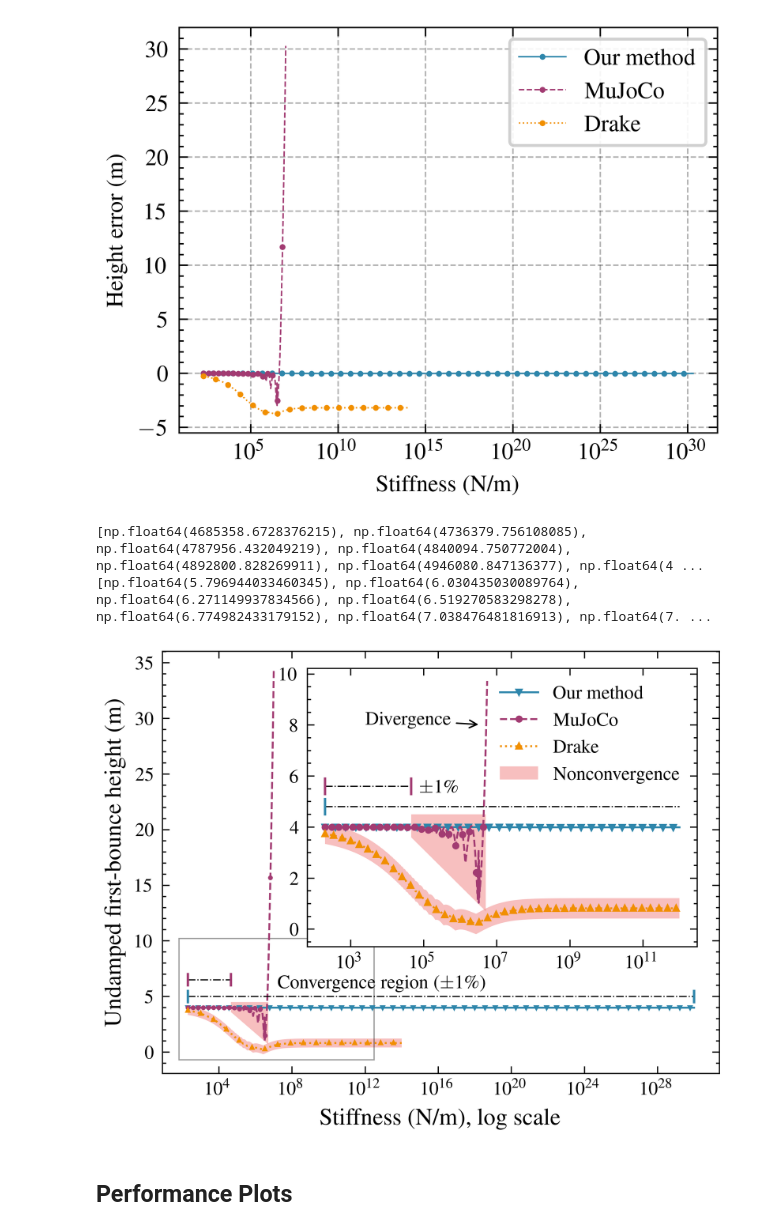
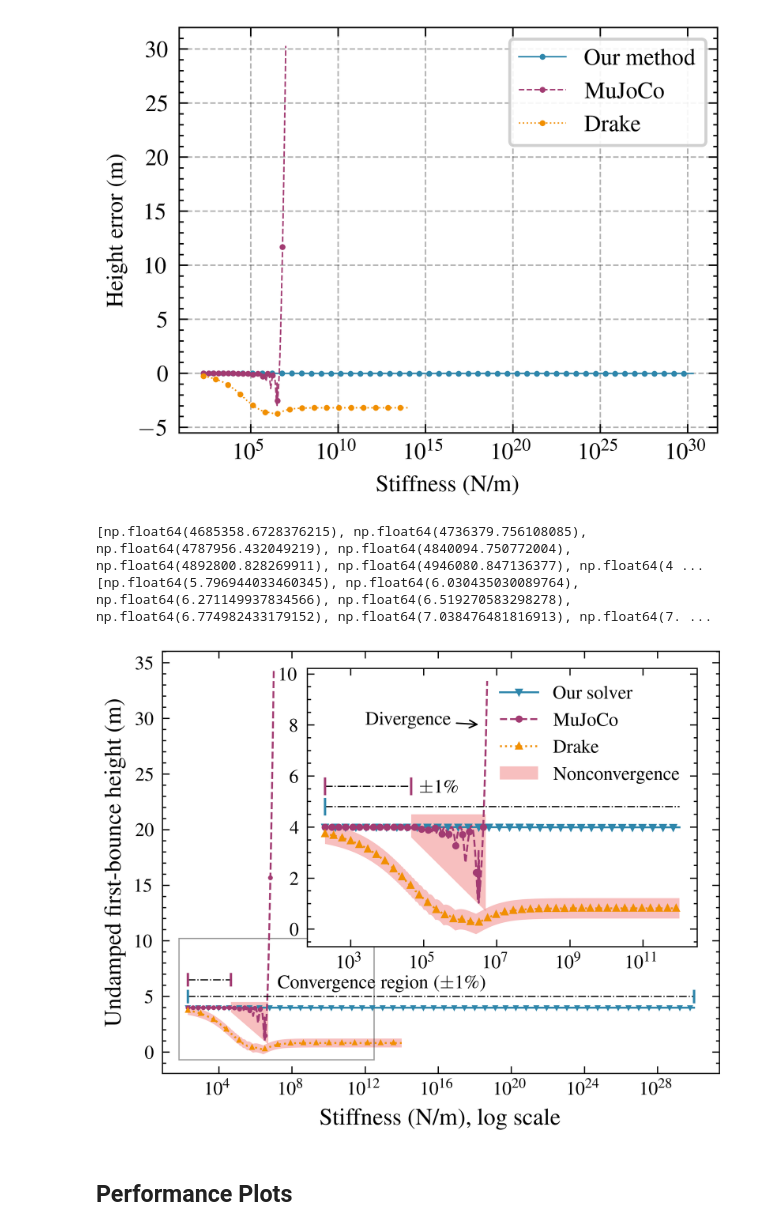
Before and after one commit to leitianjian/sire, a Jupyter notebook: demo/demo_paper/data_plot.ipynb, the cells around one changed output. Cells and saved outputs as stored; diff of their text form; code cells hidden in the pictures.

```diff
--- a/demo/demo_paper/data_plot.ipynb
+++ b/demo/demo_paper/data_plot.ipynb
@@ -142,7 +142,7 @@ with plt.style.context(['science','ieee']):
   linewidth=0.8
   marker = ['v', 'o', '^']
   selectedDataSireX, selectedDataSireY = selectXRange(0, 1e38, -10, 10, firstBouncingDataSire[:, 0], firstBouncingDataSire[:, 1])
-  ax.semilogx(selectedDataSireX, selectedDataSireY, label="Our method", marker=marker[0], markevery=markevery, markersize=markersize, linewidth=linewidth, color=scientific_colors[0])
+  ax.semilogx(selectedDataSireX, selectedDataSireY, label="Our solver", marker=marker[0], markevery=markevery, markersize=markersize, linewidth=linewidth, color=scientific_colors[0])
   ax.semilogx(firstBouncingDataMujoco[:, 0], firstBouncingDataMujoco[:, 1], label="MuJoCo", marker=marker[1], markevery=markevery * 3, markersize=markersize, linewidth=linewidth, color=scientific_colors[1])
   ax.semilogx(firstBouncingDataDrake[:, 0], firstBouncingDataDrake[:, 1], label="Drake", marker=marker[2], markevery=markevery * 3, markersize=markersize, linewidth=linewidth, color=scientific_colors[2])
 
@@ -187,7 +187,7 @@ with plt.style.context(['science','ieee']):
   selectedDataMujocoX, selectedDataMujocoY = selectXRange(xStart, xEnd, yStart, yEnd, firstBouncingDataMujoco[:, 0], firstBouncingDataMujoco[:, 1])
   selectedDataDrakeX, selectedDataDrakeY = selectXRange(xStart, xEnd, yStart, yEnd, firstBouncingDataDrake[:, 0], firstBouncingDataDrake[:, 1])
 
-  axins.semilogx(selectedDataSireX, selectedDataSireY, label="Our method", marker=marker[0], markersize=2, markevery=10, linewidth=linewidth, color=scientific_colors[0])
+  axins.semilogx(selectedDataSireX, selectedDataSireY, label="Our solver", marker=marker[0], markersize=2, markevery=10, linewidth=linewidth, color=scientific_colors[0])
   axins.semilogx(selectedDataMujocoX, selectedDataMujocoY, label="MuJoCo", marker=marker[1], markersize=2, markevery=markevery*2, linewidth=linewidth, color=scientific_colors[1])
   axins.semilogx(selectedDataDrakeX, selectedDataDrakeY, label="Drake", marker=marker[2], markersize=2, markevery=markevery, linewidth=linewidth, color=scientific_colors[2])  # linewidth = 0.6
   # 绘制连接线
@@ -402,7 +404,7 @@ with plt.style.context(['science','ieee']):
   width = 0.25
 
   # 绘制柱状图
-  bars1 = ax.bar(x - width, avgSire, width, label='Our method', color=scientific_colors[0])
+  bars1 = ax.bar(x - width, avgSire, width, label='Our solver', color=scientific_colors[0])
   bars2 = ax.bar(x, avgMujoco, width, label='MuJoCo', color=scientific_colors[1])
   bars3 = ax.bar(x + width, avgDrake, width, label='Drake', color=scientific_colors[2])
 
@@ -563,7 +565,7 @@ with plt.style.context(['science','ieee', 'grid']):
   markersize=1
   linewidth=0.5
   marker='o'
-  plt.semilogx(firstBouncingDataSire[:, 0], firstBouncingDataSire[:, 1], label="Our method", marker=marker, markevery=markevery, markersize=markersize, linewidth=linewidth, color=scientific_colors[0])
+  plt.semilogx(firstBouncingDataSire[:, 0], firstBouncingDataSire[:, 1], label="Our solver", marker=marker, markevery=markevery, markersize=markersize, linewidth=linewidth, color=scientific_colors[0])
   plt.semilogx(firstBouncingDataMujoco[:, 0], firstBouncingDataMujoco[:, 1], label="MuJoCo", marker=marker, markevery=markevery * 3, markersize=markersize, linewidth=linewidth, color=scientific_colors[1])
   plt.semilogx(firstBouncingDataDrake[:, 0], firstBouncingDataDrake[:, 1], label="Drake", marker=marker, markevery=markevery * 3, markersize=markersize, linewidth=linewidth, color=scientific_colors[2])
   # plt.legend(loc="best", fontsize=8)
@@ -629,6 +631,7 @@ import os
 import matplotlib.pyplot as plt
 import scienceplots
 from matplotlib.patches import Rectangle
+from matplotlib.patches import Polygon
 from matplotlib.ticker import LogLocator
 
 def plotBracket(ax, x_left, x_right, y_bracket, cap_height, color, linestyle="-.", linewidth=0.5):
@@ -677,7 +680,7 @@ with plt.style.context(['science','ieee']):
   linewidth=0.8
   marker = ['v', 'o', '^']
   selectedDataSireX, selectedDataSireY = selectXRange(0, 1e30, -10, 10, firstBouncingDataSire[:, 0], firstBouncingDataSire[:, 1])
-  ax.semilogx(selectedDataSireX, selectedDataSireY, label="Our method", marker=marker[0], markevery=markevery, markersize=markersize, linewidth=linewidth, color=scientific_colors[0])
+  ax.semilogx(selectedDataSireX, selectedDataSireY, label="Our solver", marker=marker[0], markevery=markevery, markersize=markersize, linewidth=linewidth, color=scientific_colors[0])
   ax.semilogx(firstBouncingDataMujoco[:, 0], firstBouncingDataMujoco[:, 1], label="MuJoCo", marker=marker[1], markevery=markevery * 3, markersize=markersize, linewidth=linewidth, color=scientific_colors[1])
   ax.semilogx(firstBouncingDataDrake[:, 0], firstBouncingDataDrake[:, 1], label="Drake", marker=marker[2], markevery=markevery * 3, markersize=markersize, linewidth=linewidth, color=scientific_colors[2])
   band_width = 0.4
@@ -721,7 +724,7 @@ with plt.style.context(['science','ieee']):
   selectedDataMujocoX, selectedDataMujocoY = selectXRange(xStart, xEnd, yStart, yEnd, firstBouncingDataMujoco[:, 0], firstBouncingDataMujoco[:, 1])
   selectedDataDrakeX, selectedDataDrakeY = selectXRange(xStart, xEnd, yStart, yEnd, firstBouncingDataDrake[:, 0], firstBouncingDataDrake[:, 1])
 
-  axins.semilogx(selectedDataSireX, selectedDataSireY, marker=marker[0], label="Our method", markersize=2, markevery=10, linewidth=linewidth, color=scientific_colors[0])
+  axins.semilogx(selectedDataSireX, selectedDataSireY, marker=marker[0], label="Our solver", markersize=2, markevery=10, linewidth=linewidth, color=scientific_colors[0])
   axins.semilogx(selectedDataMujocoX, selectedDataMujocoY, marker=marker[1], label="MuJoCo", markersize=2, markevery=markevery*2, linewidth=linewidth, color=scientific_colors[1])
   axins.semilogx(selectedDataDrakeX, selectedDataDrakeY, marker=marker[2], label="Drake", markersize=2, markevery=markevery, linewidth=linewidth, color=scientific_colors[2])
   # axins.xaxis.set_minor_locator(LogLocator(base=10, subs='all', numticks=10))
@@ -795,34 +798,34 @@ with plt.style.context(['science','ieee']):
       facecolor='lightcoral',  # 填充颜色
       alpha=0.5,           # 透明度
   )
   ax.add_patch(trapezoid)
   x_left  = 2e2
   x_right = firstBouncingDataMujoco[:, 0][abs(firstBouncingDataMujoco[:, 1] - 4) > errorBound][0]
   y_bracket = 5.6
   cap_height = 0.6   # 竖线高度
   plotBracket(axins, x_left, x_right, y_bracket, cap_height, scientific_colors[1])
   # axins.axvline (x=rect_low_x, ymin=0, ymax=0.5, color="black", linestyle=':', linewidth=0.6)
   # 2. 在坐标轴上添加标记（一个小刻度或三角形）
   # axins.plot([rect_low_x], [ax.get_ylim()[0]], marker='^', color='darkred', markersize=10, clip_on=False)
   # from matplotlib.ticker import FixedLocator
   # desired_ticks = [1e3, rect_low_x, 1e7, 1e10]
   # axins.xaxis.set_major_locator(FixedLocator(desired_ticks))
   handles, labels = axins.get_legend_handles_labels()
   # labels[0] = r'$\it{Expo}$'
   axins.legend(handles, labels, framealpha=0.9, loc="upper right")
   # axins.plot(x4, y4, marker='o', markersize=2, linewidth=0.5, linestyle='-.')
   # axins.tick_params(axis='x', bottom=True, top=True, labelbottom=False, labeltop=True)
   # axins.axhline(y=0, linewidth=0.5)
   pp, p1, p2 = mark_inset(ax, axins, loc1=2, loc2=4, fc="none", ec='k', lw=0.5, alpha=0.5)
   pp.set_alpha(0.4)
   p1.set_alpha(0)
   p2.set_alpha(0)
   plt.savefig("D:/papers/sire_contact_model/res/bouncing_box_stiffness_range.pdf", format="pdf", dpi=600, bbox_inches='tight')
   plt.show()
 # %% [output]
 [np.float64(4685358.6728376215), np.float64(4736379.756108085), np.float64(4787956.432049219), np.float64(4840094.750772004), np.float64(4892800.828269911), np.float64(4946080.847136377), np.float64(4 ...
 [np.float64(5.796944033460345), np.float64(6.030435030089764), np.float64(6.271149937834566), np.float64(6.519270583298278), np.float64(6.774982433179152), np.float64(7.038476481816913), np.float64(7. ...
-[figure, old version]
+[figure, new version]
 # %% [markdown]
 ## Performance Plots
 # %%
```
Also changed, not shown: parts of 3 cells of this notebook, 23 other files.
